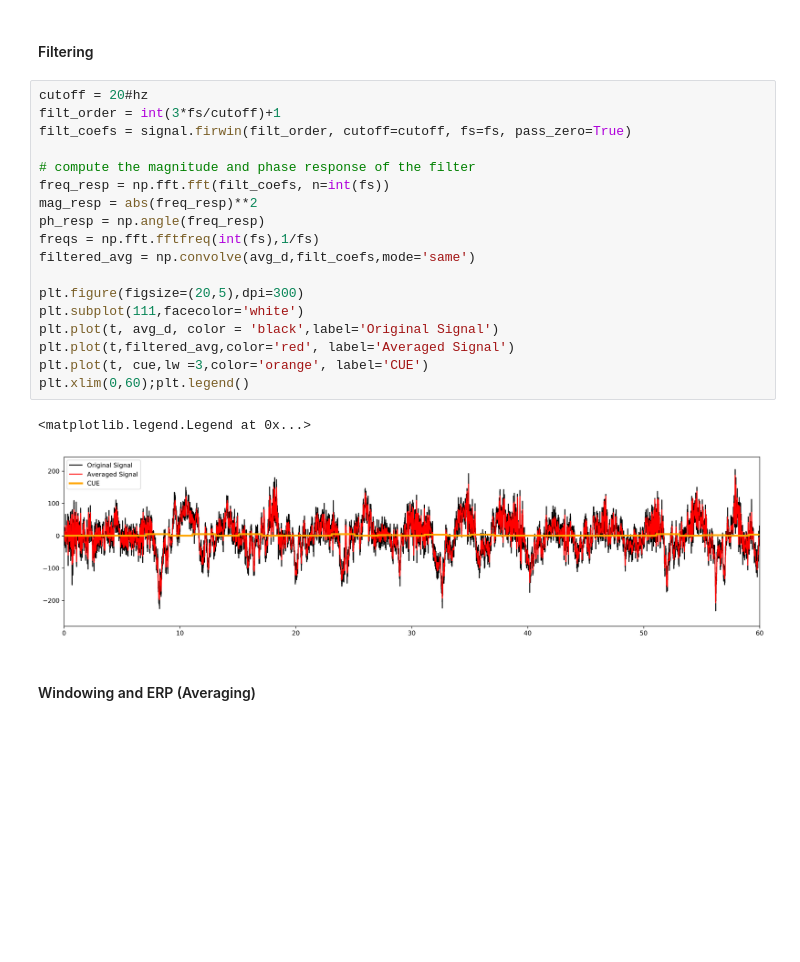
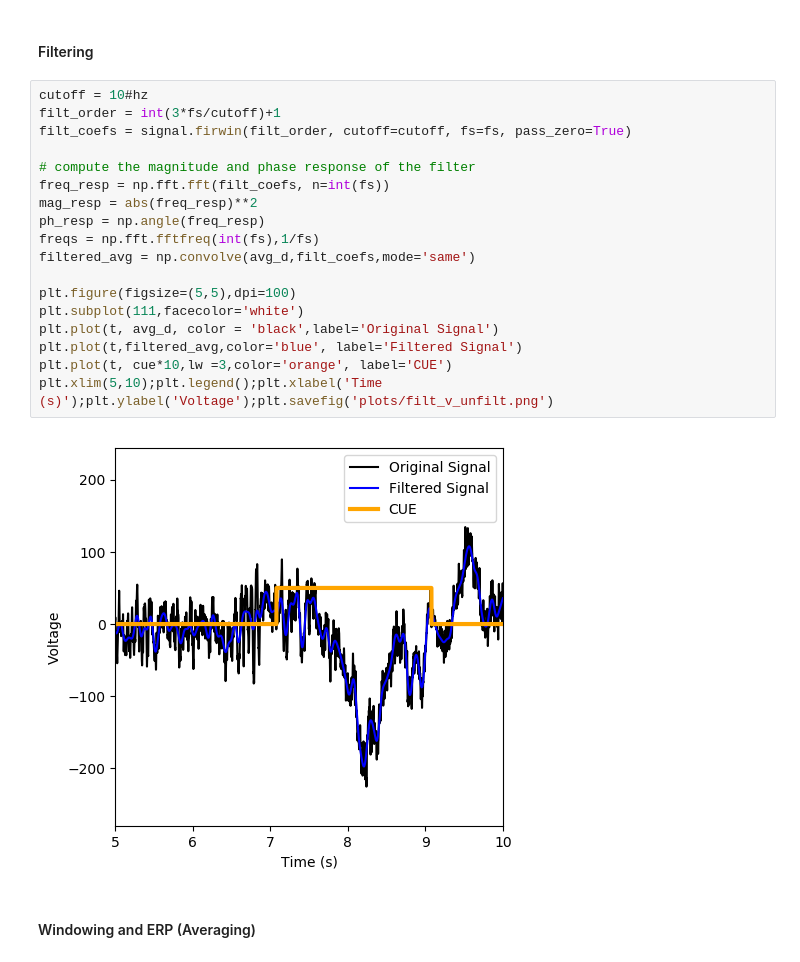
Before and after one commit to benjaminmakowsky/cogs118c, a Jupyter notebook: Assignments/Final Project.ipynb, the cells around one changed output. Saved outputs shown, nothing was run; the diff lists cells and outputs as text; blank space fills up the shorter version.

```diff
--- a/Assignments/Final Project.ipynb
+++ b/Assignments/Final Project.ipynb
@@ -65,26 +64,25 @@ plt.xlabel('Frequency (Hz)'); plt.ylabel('Power');
 # %% [markdown]
 #### Filtering
 # %%
-cutoff = 20#hz
+cutoff = 10#hz
 filt_order = int(3*fs/cutoff)+1
 filt_coefs = signal.firwin(filt_order, cutoff=cutoff, fs=fs, pass_zero=True)
 
 # compute the magnitude and phase response of the filter
 freq_resp = np.fft.fft(filt_coefs, n=int(fs))
 mag_resp = abs(freq_resp)**2
 ph_resp = np.angle(freq_resp)
 freqs = np.fft.fftfreq(int(fs),1/fs)
 filtered_avg = np.convolve(avg_d,filt_coefs,mode='same')
 
-plt.figure(figsize=(20,5),dpi=300)
+plt.figure(figsize=(5,5),dpi=100)
 plt.subplot(111,facecolor='white')
 plt.plot(t, avg_d, color = 'black',label='Original Signal')
-plt.plot(t,filtered_avg,color='red', label='Averaged Signal')
-plt.plot(t, cue,lw =3,color='orange', label='CUE')
-plt.xlim(0,60);plt.legend()
+plt.plot(t,filtered_avg,color='blue', label='Filtered Signal')
+plt.plot(t, cue*10,lw =3,color='orange', label='CUE')
+plt.xlim(5,10);plt.legend();plt.xlabel('Time (s)');plt.ylabel('Voltage');plt.savefig('plots/filt_v_unfilt.png')
 # %% [output]
-<matplotlib.legend.Legend at 0x...>
-[figure, old version]
+[figure, new version]
 # %% [markdown]
 #### Windowing and ERP (Averaging)
 # %% [markdown]
```
Also changed, not shown: parts of 5 cells of this notebook, 1 other file.
